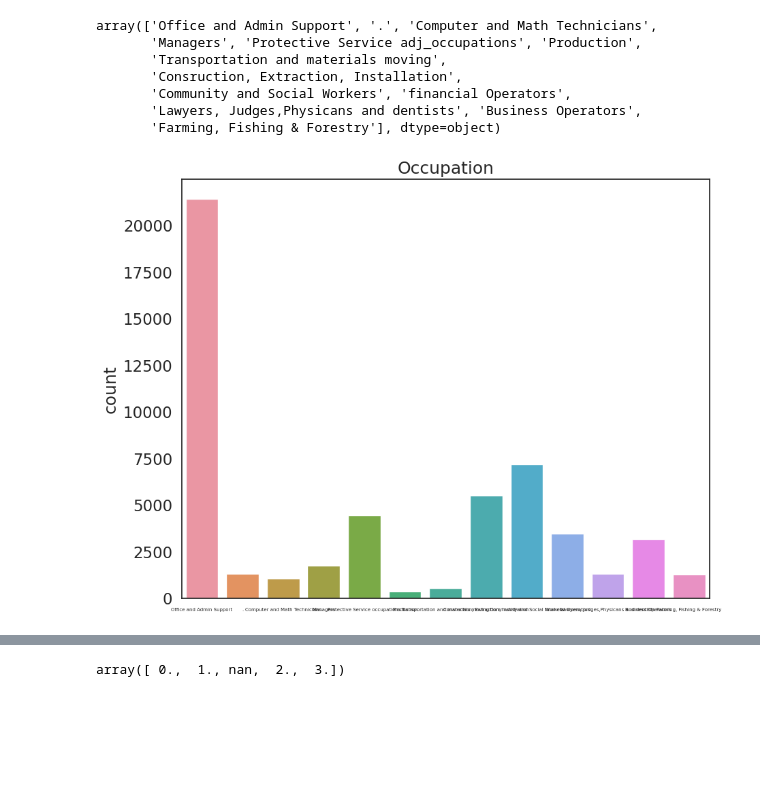
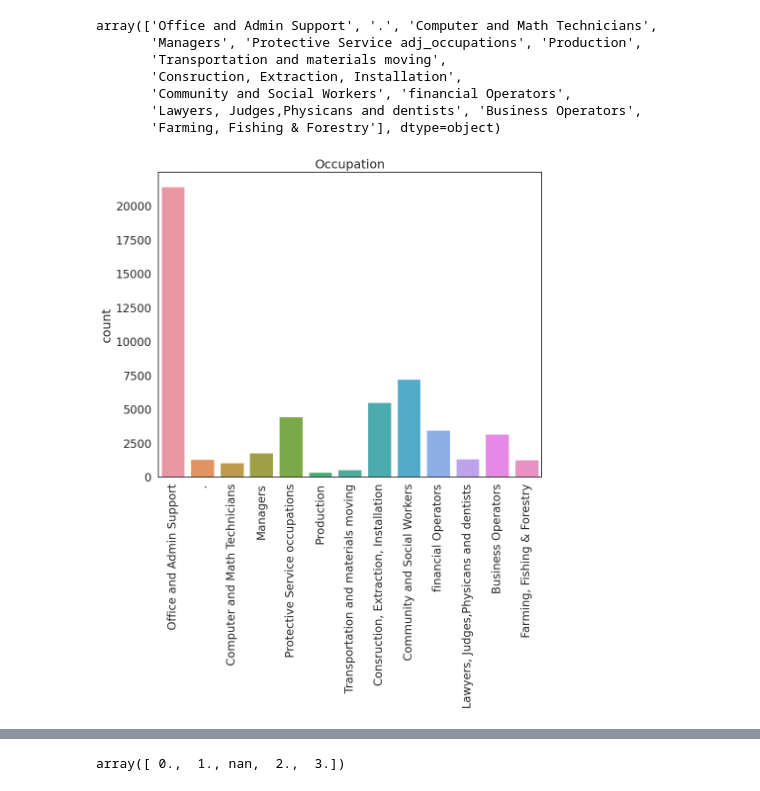
Before and after one commit to maayap/QM2, a Jupyter notebook: notebooks/W08. Linear Regression.ipynb, the cells around one changed output, grey strips where cells are left out. Saved outputs shown, nothing was run; the diff lists cells and outputs as text; code cells hidden in the pictures; blank space fills up the shorter version.

```diff
--- a/notebooks/W08. Linear Regression.ipynb
+++ b/notebooks/W08. Linear Regression.ipynb
@@ -192,18 +192,19 @@ array(['Office and Admin Support', '.', 'Computer and Math Technicians',
 # %%
 sns.countplot(data=reg_df, x='occupation')
 
 plt.title('Occupation') # add a title
 plt.xlabel('') # remove the x axis label
+plt.xticks(rotation=90)
 plt.xticks(ticks=[0,1,2,3,4,5,6,7,8,9,10,11,12],labels=['Office and Admin Support','.', 'Computer and Math Technicians',
        'Managers', 'Protective Service occupations', 'Production',
        'Transportation and materials moving',
        'Consruction, Extraction, Installation',
        'Community and Social Workers', 'financial Operators',
        'Lawyers, Judges,Physicans and dentists', 'Business Operators',
-       'Farming, Fishing & Forestry'], fontsize=5)
+       'Farming, Fishing & Forestry'])
 plt.show() # show the plot
 # %% [output]
-[figure, old version]
+[figure, new version]
 # %%
 sns.countplot(data=reg_df, x='sex') # plot the union variable
 
```
Also changed, not shown: parts of 11 cells of this notebook.
